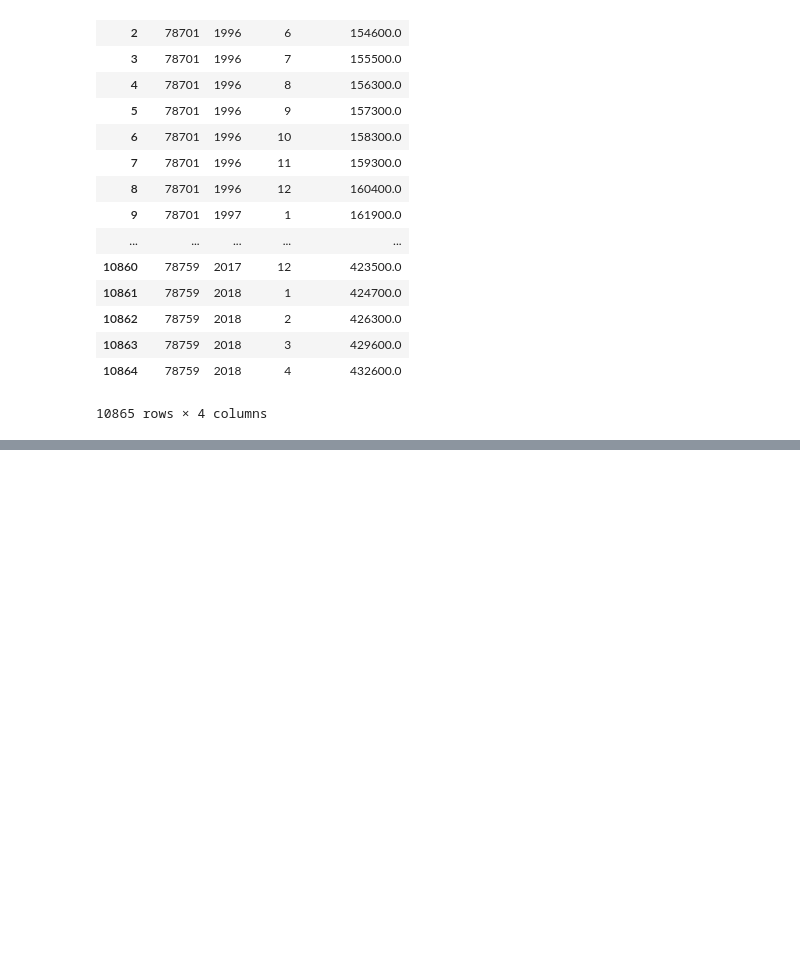
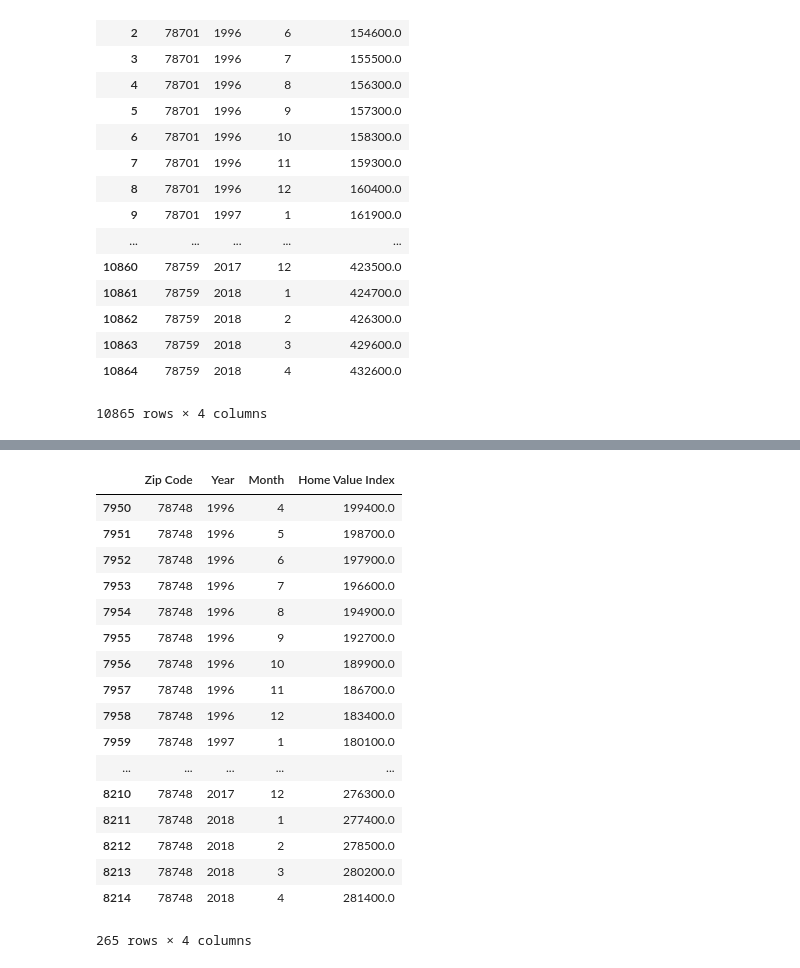
Before and after one commit to KeithBreach/project-01, a Jupyter notebook: notebooks/0_Bar Plots.ipynb, the cells around one changed output, grey strips where cells are left out. Saved outputs shown, nothing was run; the diff lists cells and outputs as text; code cells hidden in the pictures; blank space fills up the shorter version.

```diff
--- a/notebooks/0_Bar Plots.ipynb
+++ b/notebooks/0_Bar Plots.ipynb
@@ -59,3 +83,26 @@ bar_plot_1
+# %%
+#pass_read = df_students.loc[df_students["reading_score"]>=70,:]
+test_1 = bar_plot_1.loc[bar_plot_1["Zip Code"]==78748, :]
+test_1
+# %% [output]
+|  | Zip Code | Year | Month | Home Value Index |
+| 7950 | 78748 | 1996 | 4 | 199400.0 |
+| 7951 | 78748 | 1996 | 5 | 198700.0 |
+| 7952 | 78748 | 1996 | 6 | 197900.0 |
+| 7953 | 78748 | 1996 | 7 | 196600.0 |
+| 7954 | 78748 | 1996 | 8 | 194900.0 |
+| 7955 | 78748 | 1996 | 9 | 192700.0 |
+| 7956 | 78748 | 1996 | 10 | 189900.0 |
+| 7957 | 78748 | 1996 | 11 | 186700.0 |
+| 7958 | 78748 | 1996 | 12 | 183400.0 |
+| 7959 | 78748 | 1997 | 1 | 180100.0 |
+| ... | ... | ... | ... | ... |
+| 8210 | 78748 | 2017 | 12 | 276300.0 |
+| 8211 | 78748 | 2018 | 1 | 277400.0 |
+| 8212 | 78748 | 2018 | 2 | 278500.0 |
+| 8213 | 78748 | 2018 | 3 | 280200.0 |
+| 8214 | 78748 | 2018 | 4 | 281400.0 |
+265 rows × 4 columns
 # %%
 # figsize = (10, 8)
 # fig = plt.figure(figsize=figsize)
```
Also changed, not shown: parts of 2 cells of this notebook.
